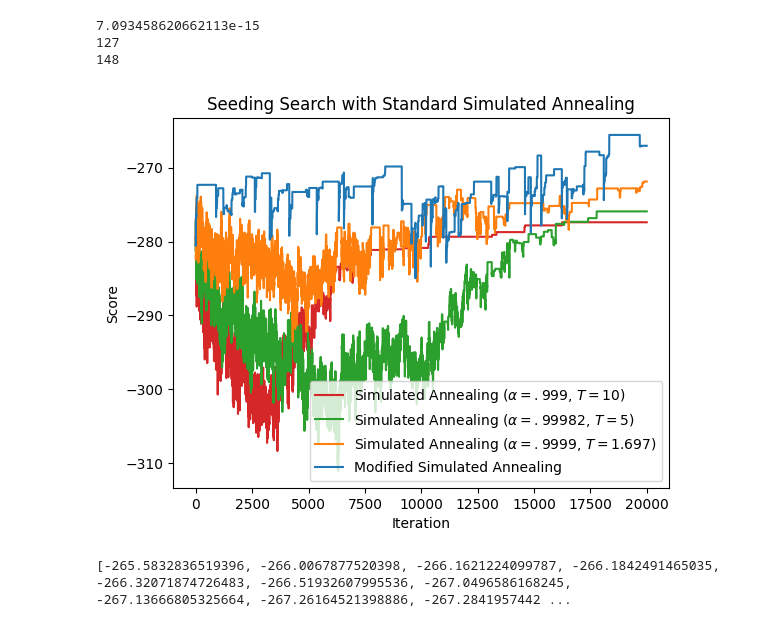
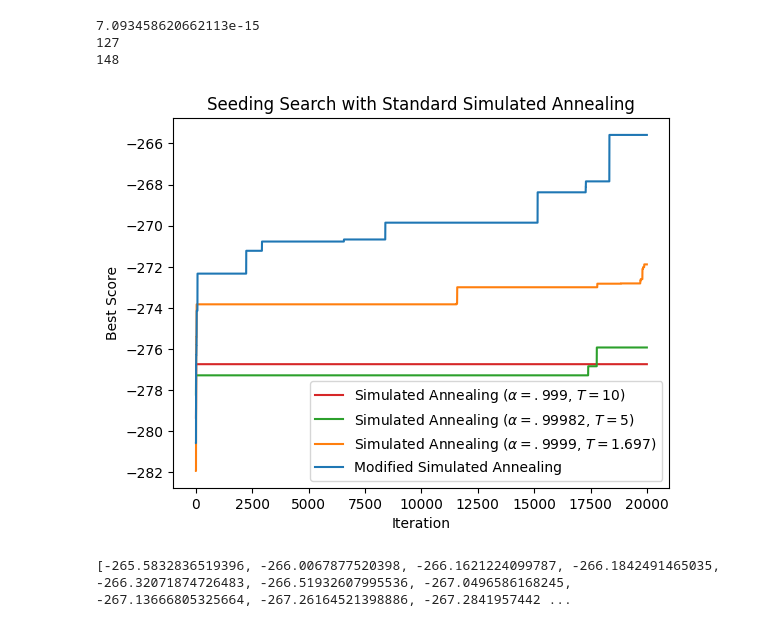
Before and after one commit to jhawgs/StochasticBaskets, a Jupyter notebook: naive_approaches.ipynb, the cells around one changed output. Cells and saved outputs as stored; diff of their text form; code cells hidden in the pictures.

Commit message:
updated for best

```diff
--- a/naive_approaches.ipynb
+++ b/naive_approaches.ipynb
@@ -192,27 +192,27 @@ print(ncaa_seed.mlb.outcome_error(ncaa_seed))
 # %%
 #with open("./seeding_anneal.pkl", "rb") as doc:
 #    _anneal_seed = pickle.load(doc)
 plt.title("Seeding Search with Standard Simulated Annealing")
 #plt.axhline(-270.09, c="red", linestyle="dotted", label="Our Model Result")
-plt.ylabel("Score")
+plt.ylabel("Best Score")
 plt.xlabel("Iteration")
 #plt.plot([i._score for i in _anneal_seed], label="Simulated Annealing ($\\alpha=.9997$, $T=5$)")
 with open("./seeding_anneal0.pkl", "rb") as doc:
-    _anneal_seed = pickle.load(doc)
-plt.plot([i._score for i in _anneal_seed], label="Simulated Annealing ($\\alpha=.999$, $T=10$)", c=plt.rcParams['axes.prop_cycle'].by_key()['color'][3])
+    _anneal_seed = [i._score for i in pickle.load(doc) if i._score is not None]
+plt.plot([np.max(_anneal_seed[:i+1]) for i in range(len(_anneal_seed))], label="Simulated Annealing ($\\alpha=.999$, $T=10$)", c=plt.rcParams['axes.prop_cycle'].by_key()['color'][3])
 with open("./seeding_anneal2.pkl", "rb") as doc:
-    _anneal_seed = pickle.load(doc)
-plt.plot([i._score for i in _anneal_seed], label="Simulated Annealing ($\\alpha=.99982$, $T=5$)", c=plt.rcParams['axes.prop_cycle'].by_key()['color'][2])
+    _anneal_seed = [i._score for i in pickle.load(doc) if i._score is not None]
+plt.plot([np.max(_anneal_seed[:i+1]) for i in range(len(_anneal_seed))], label="Simulated Annealing ($\\alpha=.99982$, $T=5$)", c=plt.rcParams['axes.prop_cycle'].by_key()['color'][2])
 with open("./seeding_anneal3.pkl", "rb") as doc:
-    _anneal_seed = pickle.load(doc)
-plt.plot([i._score for i in _anneal_seed], label="Simulated Annealing ($\\alpha=.9999$, $T=1.697$)", c=plt.rcParams['axes.prop_cycle'].by_key()['color'][1])
+    _anneal_seed = [i._score for i in pickle.load(doc) if i._score is not None]
+plt.plot([np.max(_anneal_seed[:i+1]) for i in range(len(_anneal_seed))], label="Simulated Annealing ($\\alpha=.9999$, $T=1.697$)", c=plt.rcParams['axes.prop_cycle'].by_key()['color'][1])
 with open("./seeding_optim_for_use.pkl", "rb") as doc:
-    _optimal_seed = pickle.load(doc)[:20000]
-plt.plot([i._score for i in _optimal_seed], label="Modified Simulated Annealing", c=plt.rcParams['axes.prop_cycle'].by_key()['color'][0])
+    _optimal_seed = [i._score for i in pickle.load(doc) if i._score is not None][:20000]
+plt.plot([np.max(_optimal_seed[:i+1]) for i in range(len(_optimal_seed))], label="Modified Simulated Annealing", c=plt.rcParams['axes.prop_cycle'].by_key()['color'][0])
 plt.legend()
 plt.show()
 # %% [output]
-[figure, old version]
+[figure, new version]
 # %%
 TOP_K = 10
 with open("./seeding_optim_for_use.pkl", "rb") as doc:
```
